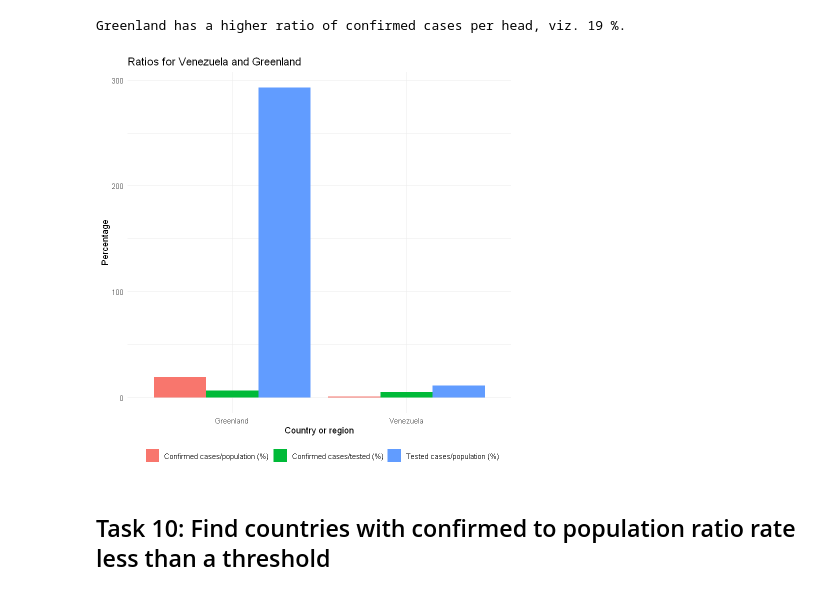
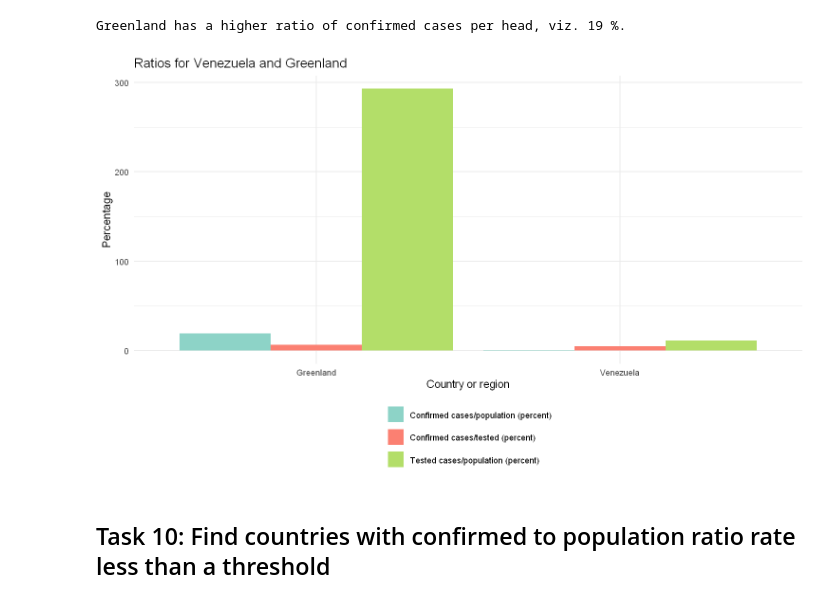
Before and after one commit to tros01/ibm_data_analyst, a Jupyter notebook: r_m5_covid-19_project.ipynb, the cells around one changed output. Cells and saved outputs as stored; diff of their text form; code cells hidden in the pictures.

````diff
--- a/r_m5_covid-19_project.ipynb
+++ b/r_m5_covid-19_project.ipynb
@@ -145,5 +125,5 @@ df |>
 ```
 # %%
 # Load up the local file
-wiki_page <- readLines("m5_covid-19.html", warn = FALSE) |>
+wiki_page <- readLines("data/m5_covid-19.html", warn = FALSE) |>
     paste(collapse = "\n")
@@ -325,43 +306,50 @@ cat(country, "has a higher ratio of confirmed cases per head, viz.", ratio, "%."
 Greenland has a higher ratio of confirmed cases per head, viz. 19 %.
 # %%
 # Select the same countries the tidy way and pivot for ggplot
+my_colours <- RColorBrewer::brewer.pal(12, "Set3")[c(1, 4, 7)]
+
 gg_df2 <- df |>
     filter(country_or_region %in% select_countries) |>
     select(country_or_region, ends_with("percent")) |>
     pivot_longer(
         cols = -country_or_region,
         names_to = "var",
         values_to = "val"
     ) |>
     mutate(
         var = factor(
             var,
             levels = c(
                         "confirmed_population_percent",
                         "confirmed_tested_percent",
                         "tested_population_percent"
                     )
             )
     )
 
 # Plot the percentages
-ggplot(gg_df2, aes(fill=var, y=val, x=country_or_region)) +
+ggplot(gg_df2, aes(fill = var, y = val, x = country_or_region)) +
     geom_bar(position="dodge", stat="identity") +
     theme_minimal() +
     theme(legend.position = "bottom") +
     labs(
         title=paste0("Ratios for ", select_countries[1], " and ", select_countries[2]),
         x="Country or region",
         y="Percentage",
         fill=""
     ) +
-    scale_fill_discrete(labels=list(
-        confirmed_population_percent = "Confirmed cases/population (%)",
-        confirmed_tested_percent = "Confirmed cases/tested (%)",
-        tested_population_percent = "Tested cases/population (%)"
-    ))
+    scale_fill_manual(
+        # palette = "Set3", # w/ scale_fill_brewer()
+        values = my_colours,
+        labels=list(
+            confirmed_population_percent = "Confirmed cases/population (percent)",
+            confirmed_tested_percent = "Confirmed cases/tested (percent)",
+            tested_population_percent = "Tested cases/population (percent)"
+        )
+    ) +
+    guides(fill = guide_legend(nrow = 3))
 # %% [output]
-[figure, old version]
+[figure, new version]
 # %% [markdown]
 ## Task 10: Find countries with confirmed to population ratio rate less than a threshold
 # %%
````
Also changed, not shown: parts of 4 cells of this notebook.
